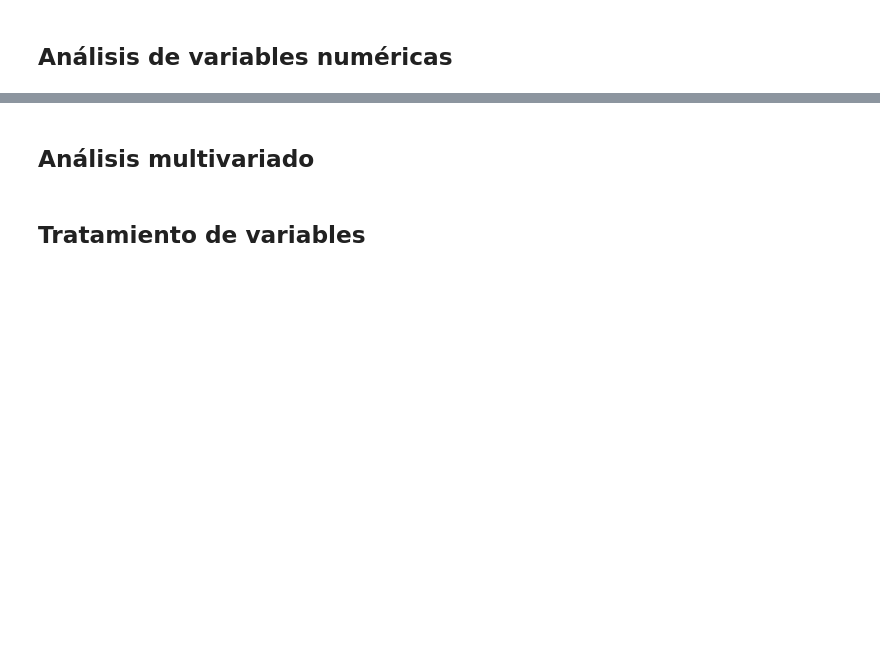
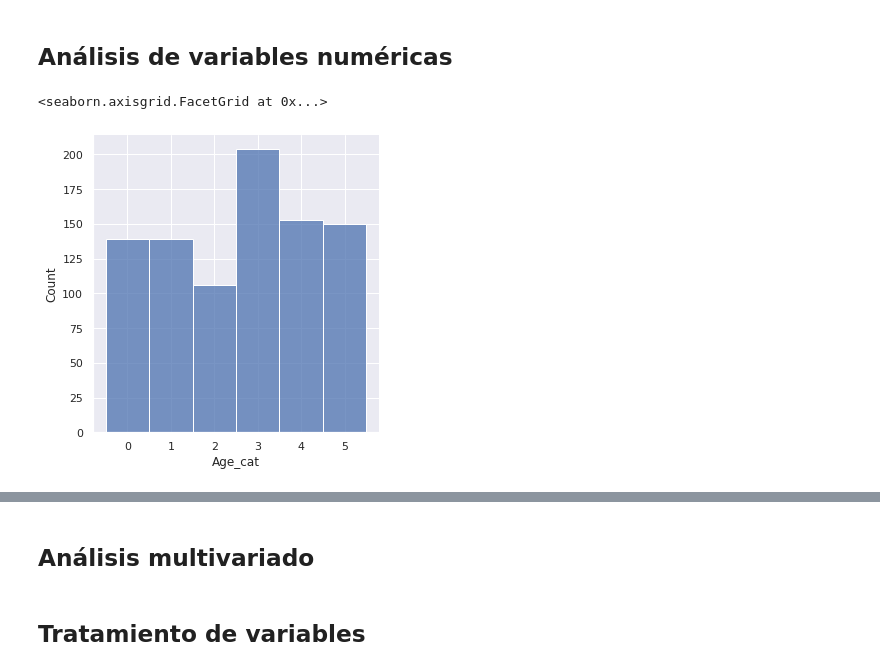
Before and after one commit to JCaballerot/Machine-Learning-Program, a Jupyter notebook: Supervised_models/Logistic_regression/Lab_Titanic.ipynb, the cells around one changed output, grey strips where cells are left out. Cells and saved outputs as stored; diff of their text form; code cells hidden in the pictures; blank space fills up the shorter version.

```diff
--- a/Supervised_models/Logistic_regression/Lab_Titanic.ipynb
+++ b/Supervised_models/Logistic_regression/Lab_Titanic.ipynb
@@ -106,8 +106,8 @@ El data frame de Titanic tiene 891 filas y 12 columnas.
 ## Descargar y limpiar Dataset
 # %%
 # Cargar Data
-data = pd.read_csv("train.csv")
-data
+data = pd.read_csv("train_titanic.csv")
+data.head()
 # %%
 data.shape
 # %%
@@ -150,10 +165,13 @@ data['Fare'].apply(lambda x: 1 if x < 100 else 2)
 
 from sklearn.preprocessing import KBinsDiscretizer
 
-data['Fare_cat'] = KBinsDiscretizer(n_bins = 20,
+data['Age_cat'] = KBinsDiscretizer(n_bins = 6,
                                    encode = 'ordinal',
-                                   strategy = "quantile").fit_transform(data[['Fare']])
+                                   strategy = "quantile").fit_transform(data[['Age']].fillna(data[['Age']].mean()))
 # %%
-sns.displot(data['Fare_cat'], palette = 'hls', discrete=True)
+sns.displot(data['Age_cat'], palette = 'hls', discrete=True)
+# %% [output]
+<seaborn.axisgrid.FacetGrid at 0x...>
+[figure, added]
 # %%
 data[['Fare', 'Fare_cat', 'Survived']]
```
Also changed, not shown: parts of 37 cells of this notebook.
